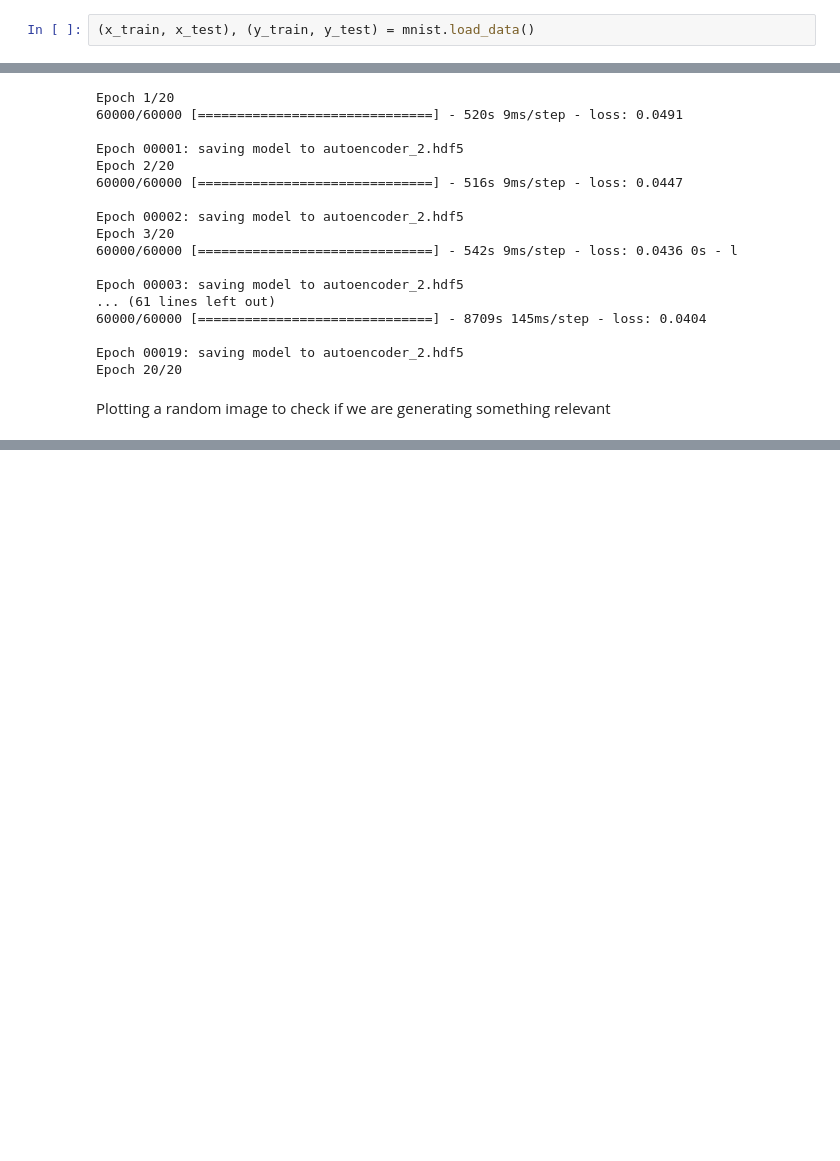
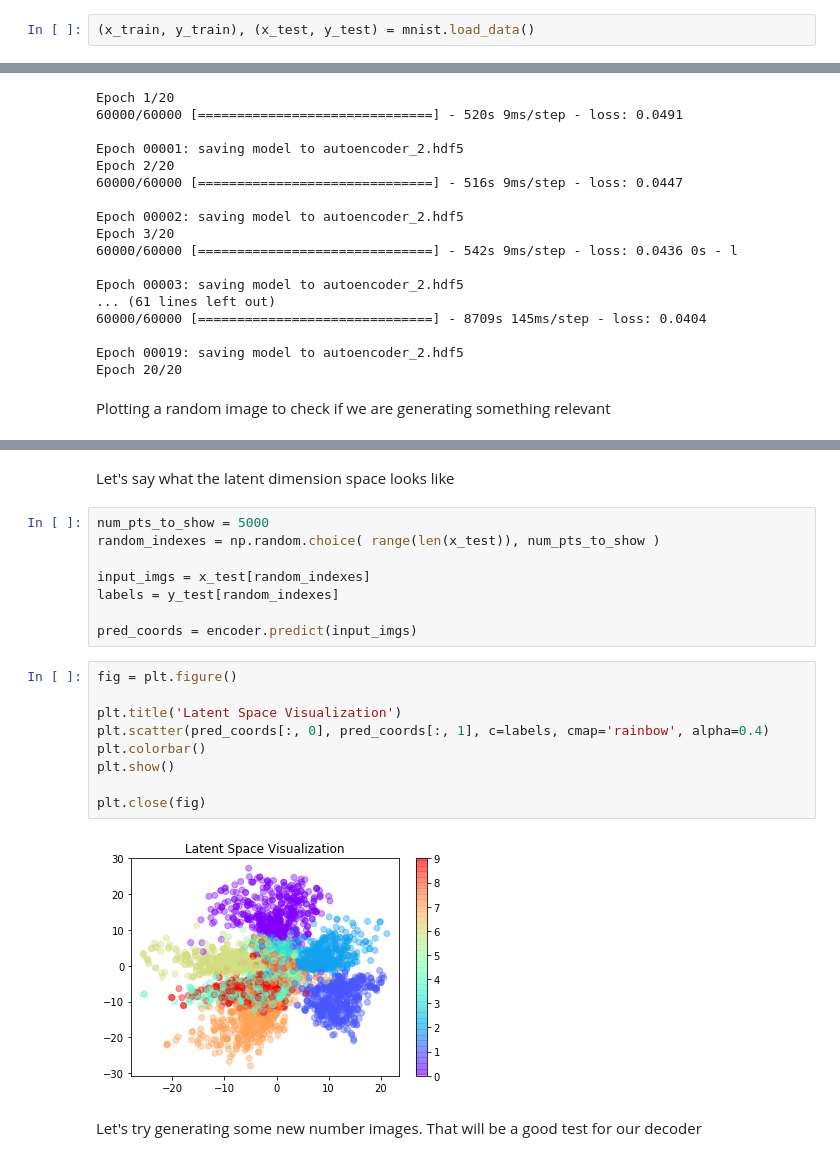
Before and after one commit to vaibhav369/generative-deep-learning, a Jupyter notebook: autoencoder/autoencoder.ipynb, the cells around one changed output, grey strips where cells are left out. Saved outputs shown, nothing was run; the diff lists cells and outputs as text; blank space fills up the shorter version.

Commit message:
Added visualizations to autoencoder

```diff
--- a/autoencoder/autoencoder.ipynb
+++ b/autoencoder/autoencoder.ipynb
@@ -12,7 +12,7 @@ Using TensorFlow backend.
 # %%
 %matplotlib inline
 # %%
-(x_train, x_test), (y_train, y_test) = mnist.load_data()
+(x_train, y_train), (x_test, y_test) = mnist.load_data()
 # %%
 print('Shapes of data')
 print('x_train:', x_train.shape)
@@ -220,0 +243,23 @@ plt.show()
+# %% [markdown]
+Let's say what the latent dimension space looks like
+# %%
+num_pts_to_show = 5000
+random_indexes = np.random.choice( range(len(x_test)), num_pts_to_show )
+
+input_imgs = x_test[random_indexes]
+labels = y_test[random_indexes]
+
+pred_coords = encoder.predict(input_imgs)
+# %%
+fig = plt.figure()
+
+plt.title('Latent Space Visualization')
+plt.scatter(pred_coords[:, 0], pred_coords[:, 1], c=labels, cmap='rainbow', alpha=0.4)
+plt.colorbar()
+plt.show()
+
+plt.close(fig)
+# %% [output]
+[figure, added]
+# %% [markdown]
+Let's try generating some new number images. That will be a good test for our decoder
```
Also changed, not shown: parts of 9 cells of this notebook.
